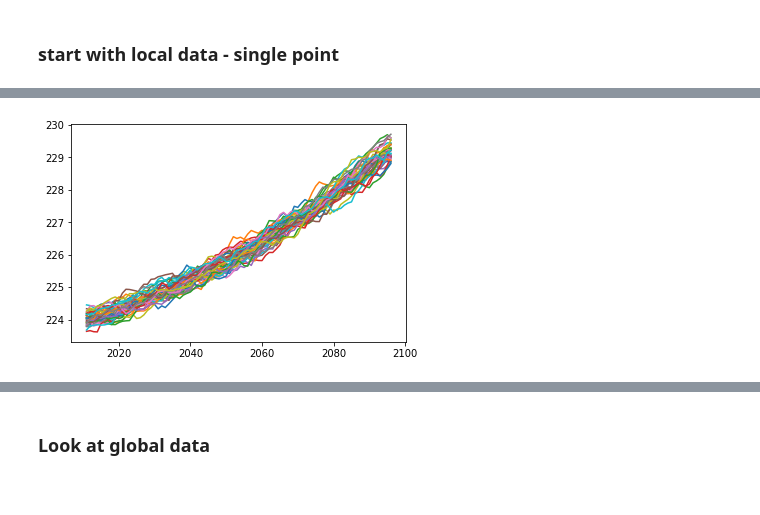
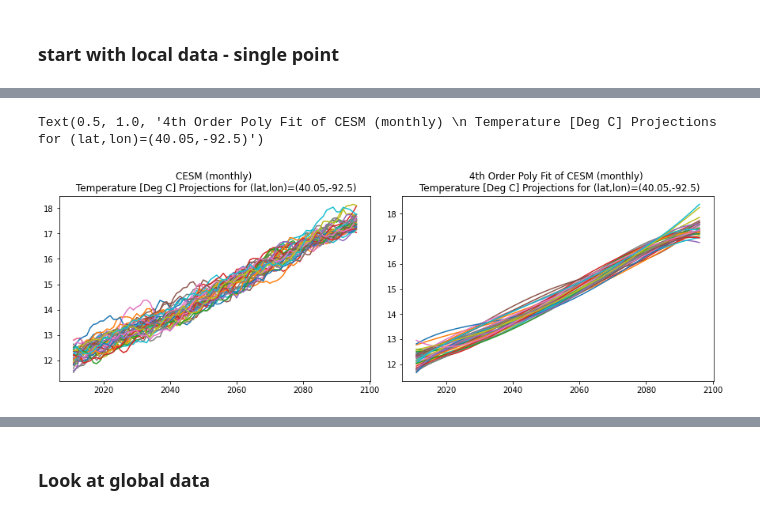
Before and after one commit to MackenzieBlanusa/InternalVariability, a Jupyter notebook: CESM_notebook.ipynb, the cells around one changed output, grey strips where cells are left out. Saved outputs shown, nothing was run; the diff lists cells and outputs as text; code cells hidden in the pictures.

```diff
--- a/CESM_notebook.ipynb
+++ b/CESM_notebook.ipynb
@@ -189,4 +200,6 @@ dask.array<chunksize=(1,), meta=np.ndarray>
 | Array Chunk Bytes 380 B 4 B Shape... |  |
 Attributes: (0)
 # %%
-temp_local = temp_yearly.sel(lon=-90,lat=40)
+# define local lat/lon
+# is there a better way to do this? Is there a way I can provide an estimate
+temp_local = temp_yearly.isel(lon=214,lat=138)
@@ -217,16 +252,25 @@ Tref_dset = Tref_col.to_dataset_dict(zarr_kwargs={'consolidated':True}, storage_
 # %%
 # define temp reference dataset
 temp_ref = Tref_dset['atm.20C.monthly']
+# %%
+# convert lon from 0-360 to -180 to 180
+temp_ref = temp_ref.assign_coords(lon=((temp_ref.lon + 180) % 360 - 180))
+# %%
+# convert Kelvin to celcius
+temp_ref['TREFHT'] = temp_ref.TREFHT - 273.15
 # %%
 # slice to base period (note that Lehner et al. uses base period 1995-2014)
 # here we have 1920-2005 so I will use 1995-2005 as base period
 temp_ref = temp_ref.sel(time=slice("1995", "2005"))
 
 # resample yearly
-temp_ref = temp_ref.resample(time='Y').mean(dim='time')
+temp_ref_yearly = temp_ref.resample(time='Y').mean(dim='time')
+# temp_ref_decadal = temp_ref.rolling(time=10,center=True).mean().dropna('time')
 
 # average along lat/lon, time, and member_id to get base temp
-temp_ref = temp_ref.mean(dim=('lon','lat','member_id','time'))
+temp_ref = temp_ref_yearly.mean(dim=('lon','lat','member_id','time'))
+# temp_ref_local = temp_ref_decadal.isel(lon=214,lat=138)
+# tem_ref_local = temp_ref_local.mean(dim=('member_id','time'))
 temp_ref
 # %% [output]
 <xarray.Dataset> Dimensions: () Data variables: TREFHT float32 dask.array<chunksize=(), meta=np.ndarray>
@@ -412,5 +481,10 @@ plt.plot(fit.time.dt.year,fit.isel(member_id=0))
 # %%
+fig, ax = plt.subplots(nrows=1, ncols=2, constrained_layout=True,figsize=(12,4))
 for i in range(len(data.member_id)):
-    plt.plot(data.time.dt.year,data.isel(member_id=i))
+    ax[0].plot(data.time.dt.year,data.isel(member_id=i))
+    ax[1].plot(fit.time.dt.year,fit.isel(member_id=i))
+ax[0].set_title('CESM (monthly) \n Temperature [Deg C] Projections for (lat,lon)=(40.05,-92.5)')
+ax[1].set_title('4th Order Poly Fit of CESM (monthly) \n Temperature [Deg C] Projections for (lat,lon)=(40.05,-92.5)')
 # %% [output]
+Text(0.5, 1.0, '4th Order Poly Fit of CESM (monthly) \n Temperature [Deg C] Projections for (lat,lon)=(40.05,-92.5)')
-[figure, old version]
+[figure, new version]
```
Also changed, not shown: parts of 51 cells of this notebook.
